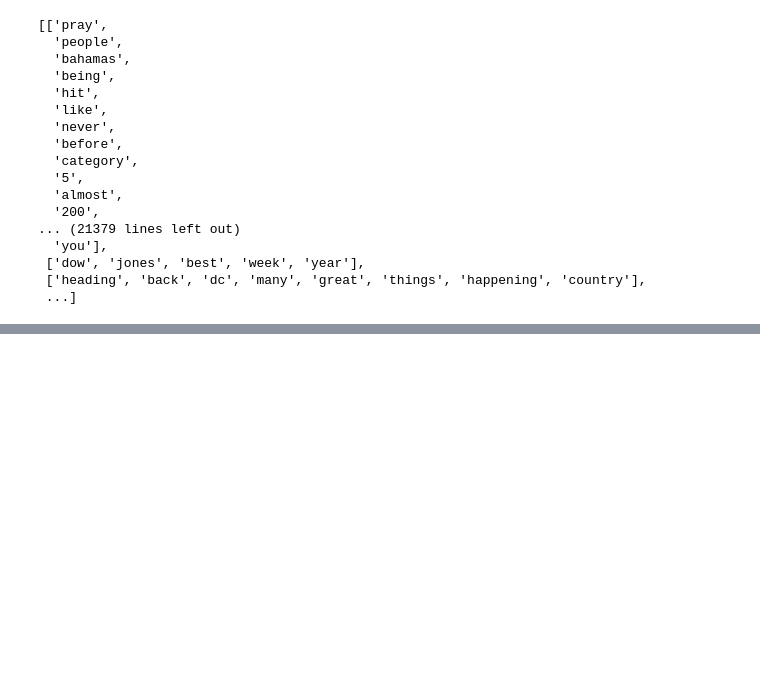
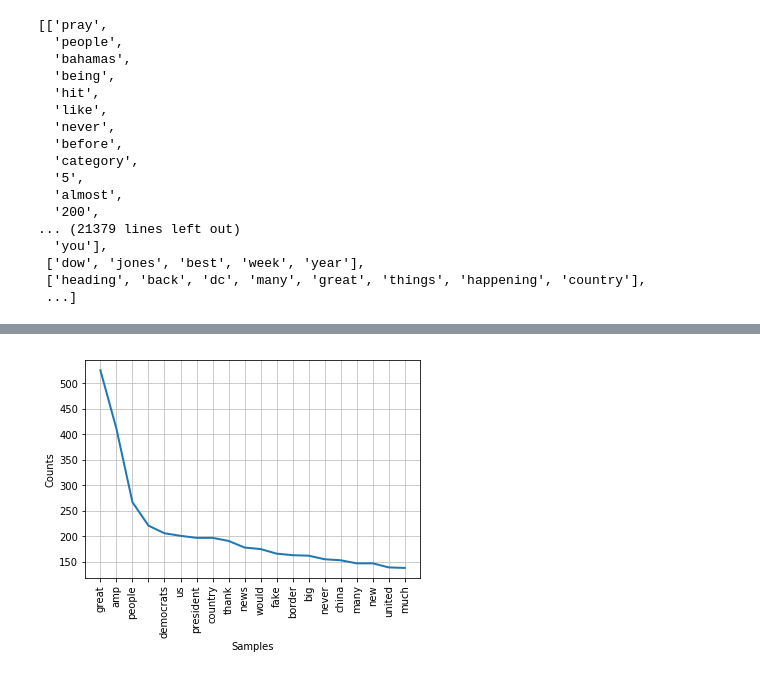
Before and after one commit to jdmitchell0216/predict_it, a Jupyter notebook: tweet_text.ipynb, the cells around one changed output, grey strips where cells are left out. Cells and saved outputs as stored; diff of their text form; code cells hidden in the pictures; blank space fills up the shorter version.

```diff
--- a/tweet_text.ipynb
+++ b/tweet_text.ipynb
@@ -301,7 +301,7 @@ from nltk.corpus import stopwords
 sr = stopwords.words('english')
 
 table = str.maketrans('', '', punctuations)
-docs_tokenized = [[token.lower().translate(table) for token in doc.split() if token not in sr] for doc in combined_docs]
+docs_tokenized = [[token.lower().translate(table) for token in doc.split() if not token in sr] for doc in combined_docs]
 # %%
 docs_tokenized
 # %% [output]
@@ -322,3 +322,11 @@ docs_tokenized
  ['dow', 'jones', 'best', 'week', 'year'],
  ['heading', 'back', 'dc', 'many', 'great', 'things', 'happening', 'country'],
  ...]
+# %%
+clean_docs = []
+for tokens in docs_tokenized:
+    doc_cleaned = []
+    for token in tokens:
+        if token not in sr:
+            doc_cleaned.append(token)
+    clean_docs.append(doc_cleaned)
@@ -324,0 +361,2 @@ docs_tokenized
+# %%
+flattened_tokens = [y for x in clean_docs for y in x]
@@ -324,0 +383,4 @@ docs_tokenized
+# %%
+freq = nltk.FreqDist(flattened_tokens)
+for key,val in freq.items():
+    print(str(key) + ':' + str(val))
@@ -324,0 +405,4 @@ docs_tokenized
+# %%
+freq.plot(20, cumulative=False)
+# %% [output]
+[figure, added]
```
Also changed, not shown: parts of 8 cells of this notebook.
